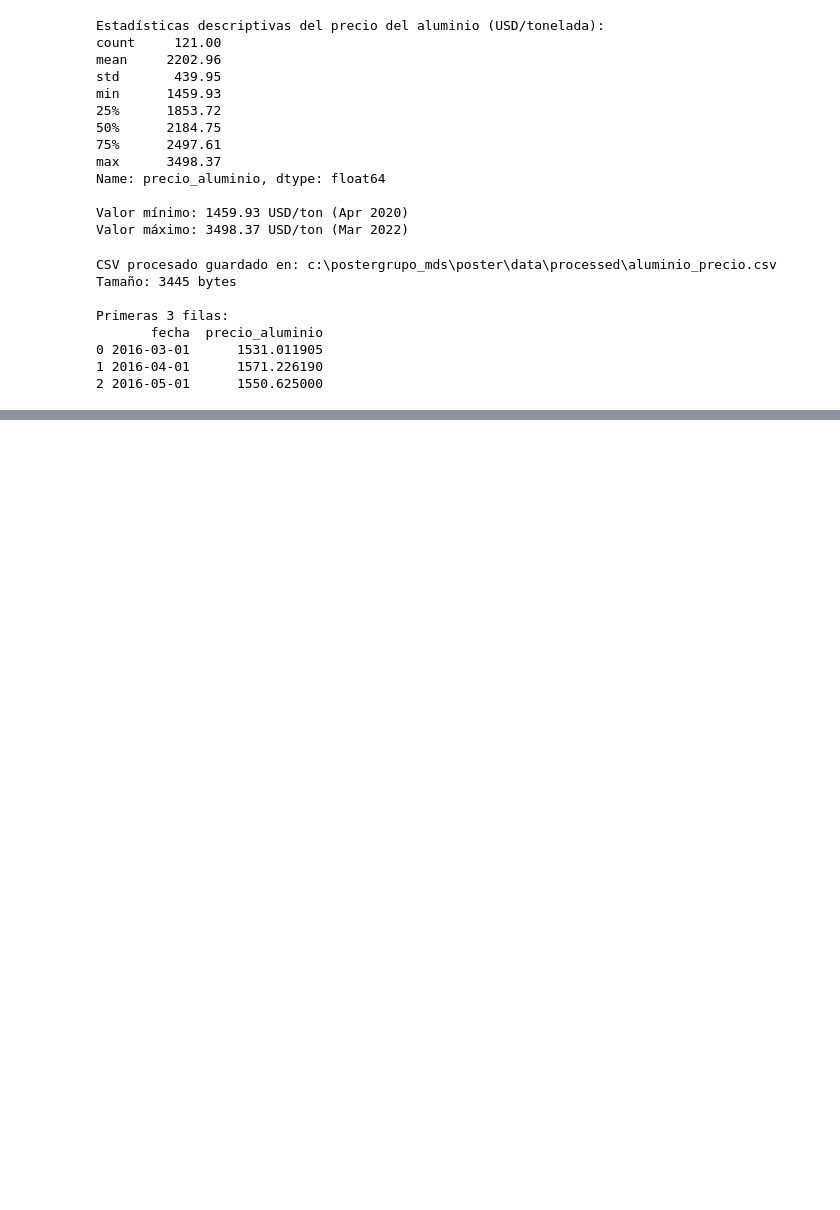
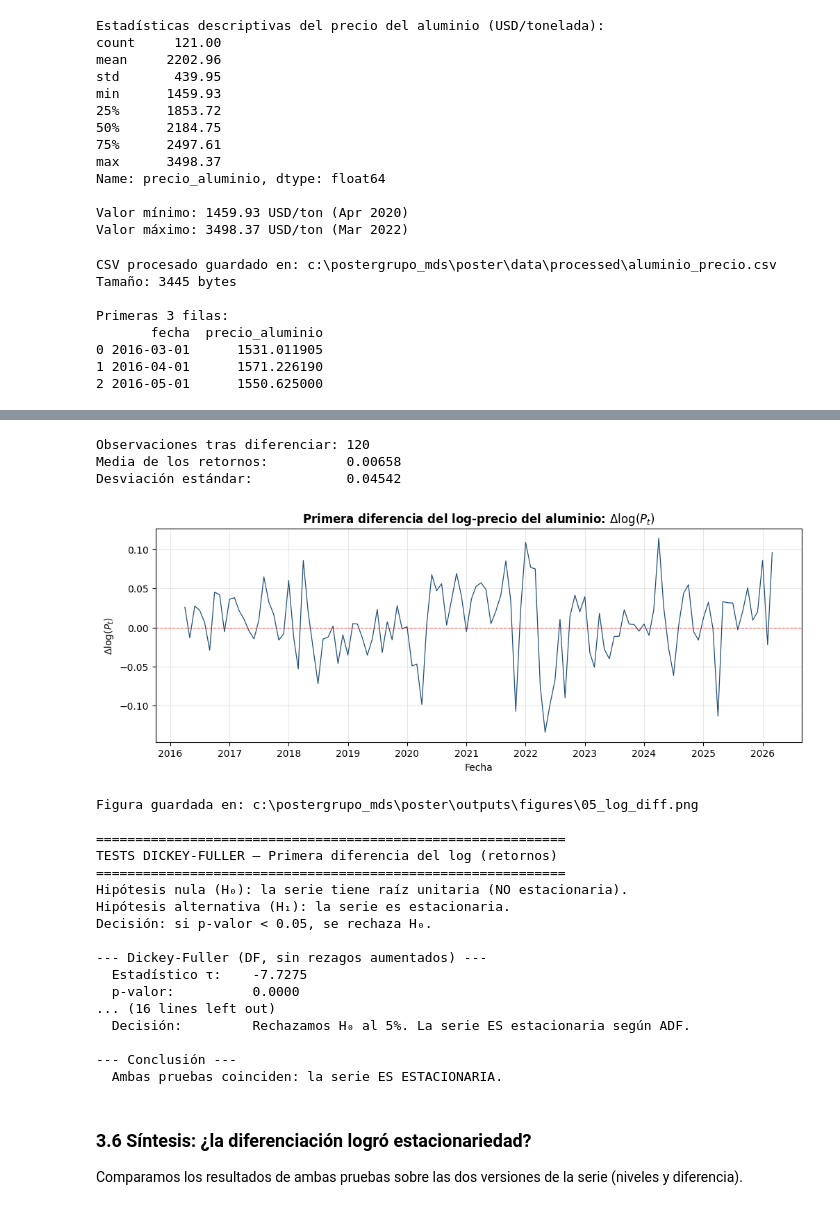
Before and after one commit to dilantovar/poster, a Jupyter notebook: notebooks/01_box_jenkins_aluminium.ipynb, the cells around one changed output, grey strips where cells are left out. Cells and saved outputs as stored; diff of their text form; code cells hidden in the pictures; blank space fills up the shorter version.

```diff
--- a/notebooks/01_box_jenkins_aluminium.ipynb
+++ b/notebooks/01_box_jenkins_aluminium.ipynb
@@ -231,0 +485,12 @@ Primeras 3 filas:
+# %%
+# %% Carga de la serie y transformación log =============
+
+ruta_csv = DATA_PROCESSED / "aluminio_precio.csv"
+aluminio_df = pd.read_csv(ruta_csv, parse_dates=["fecha"])
+aluminio_serie = aluminio_df.set_index("fecha")["precio_aluminio"].asfreq("MS")
+
+# Transformación logarítmica
+aluminio_log = np.log(aluminio_serie)
+
+print(f"Serie cargada: {len(aluminio_log)} observaciones")
+print(f"Rango: {aluminio_log.index.min().strftime('%Y-%m')} a {aluminio_log.index.max().strftime('%Y-%m')}")
@@ -231,0 +689,56 @@ Primeras 3 filas:
+# %%
+# %% Aplicar DF y ADF a los retornos logarítmicos =======
+
+aluminio_log_diff = aluminio_log.diff().dropna()
+
+print(f"Observaciones tras diferenciar: {len(aluminio_log_diff)}")
+print(f"Media de los retornos:          {aluminio_log_diff.mean():.5f}")
+print(f"Desviación estándar:            {aluminio_log_diff.std():.5f}")
+
+# Gráfico de la serie diferenciada
+fig, ax = plt.subplots(figsize=(12, 4))
+ax.plot(aluminio_log_diff.index, aluminio_log_diff.values, color="#1f4e79", linewidth=0.9)
+ax.axhline(0, color="red", linestyle="--", linewidth=0.8, alpha=0.6)
+ax.set_title(r"Primera diferencia del log-precio del aluminio: $\Delta \log(P_t)$",
+             fontsize=12, fontweight="bold")
+ax.set_xlabel("Fecha")
+ax.set_ylabel(r"$\Delta \log(P_t)$")
+ax.grid(True, alpha=0.3)
+
+ruta_fig = FIGURES / "05_log_diff.png"
+plt.savefig(ruta_fig)
+plt.show()
+
+print(f"\nFigura guardada en: {ruta_fig}")
+
+# Aplicar DF y ADF a la serie diferenciada
+resultado_diff = test_dickey_fuller(
+    aluminio_log_diff,
+    nombre="Primera diferencia del log (retornos)"
+)
+# %% [output]
+Observaciones tras diferenciar: 120
+Media de los retornos:          0.00658
+Desviación estándar:            0.04542
+[figure, added]
+Figura guardada en: c:\postergrupo_mds\poster\outputs\figures\05_log_diff.png
+
+============================================================
+TESTS DICKEY-FULLER — Primera diferencia del log (retornos)
+============================================================
+Hipótesis nula (H₀): la serie tiene raíz unitaria (NO estacionaria).
+Hipótesis alternativa (H₁): la serie es estacionaria.
+Decisión: si p-valor < 0.05, se rechaza H₀.
+
+--- Dickey-Fuller (DF, sin rezagos aumentados) ---
+  Estadístico τ:    -7.7275
+  p-valor:          0.0000
+... (16 lines left out)
+  Decisión:         Rechazamos H₀ al 5%. La serie ES estacionaria según ADF.
+
+--- Conclusión ---
+  Ambas pruebas coinciden: la serie ES ESTACIONARIA.
+# %% [markdown]
+### 3.6 Síntesis: ¿la diferenciación logró estacionariedad?
+
+Comparamos los resultados de ambas pruebas sobre las dos versiones de la serie (niveles y diferencia).
```
Also changed, not shown: parts of 29 cells of this notebook.
